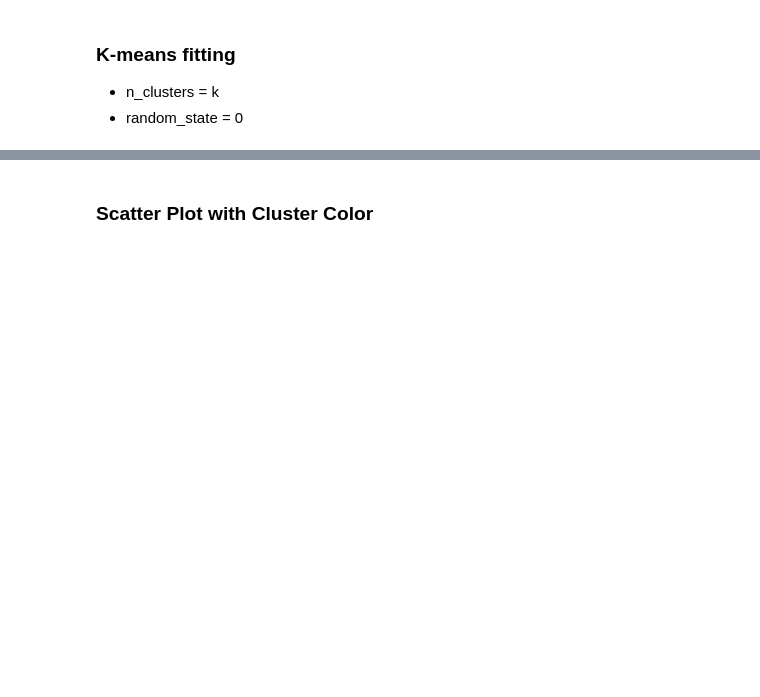
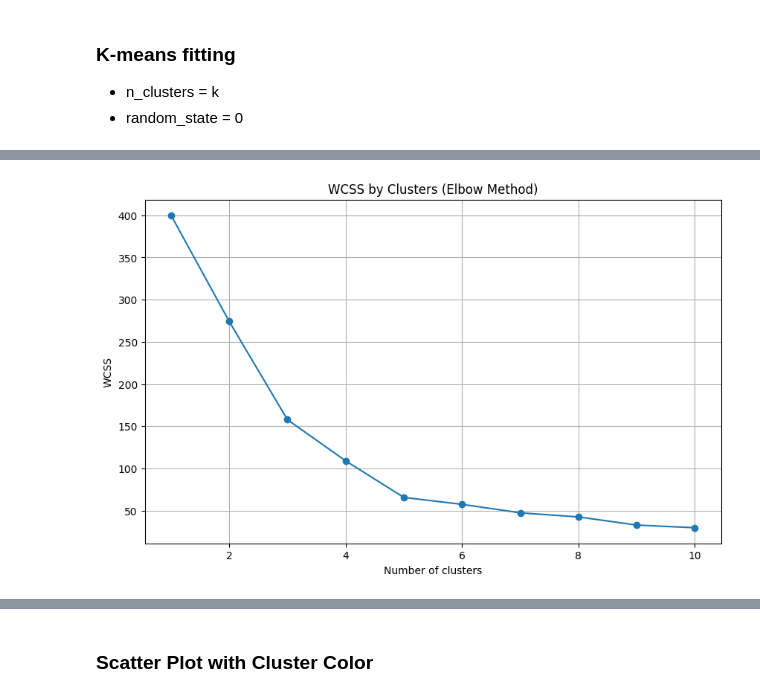
Before and after one commit to odbayar2/AI-repository, a Jupyter notebook: 24102631_톡토흐바야르 오드바야르.ipynb, the cells around one changed output, grey strips where cells are left out. Drawn from its saved outputs; the diff is of its cells as text; code cells hidden in the pictures; blank space fills up the shorter version.

```diff
--- a/24102631_톡토흐바야르 오드바야르.ipynb
+++ b/24102631_톡토흐바야르 오드바야르.ipynb
@@ -96,0 +123,94 @@ df['cluster'] = pred
+# %%
+import pandas as pd
+import numpy as np
+import matplotlib.pyplot as plt
+import seaborn as sns
+from sklearn.preprocessing import StandardScaler
+from sklearn.cluster import KMeans
+from sklearn.metrics import silhouette_score
+from scipy.cluster.hierarchy import dendrogram, linkage
+
+# 1. Data Loading
+print("1. Loading data...")
+df = pd.read_csv('https://raw.githubusercontent.com/wonseok-hong/DAP_TA/main/Mall_Customers.csv')
+print("Original DataFrame head:")
+display(df.head())
+
+# 2. Data Preprocessing (Numeric selection and Scaling)
+print("\n2. Preprocessing data: selecting numeric features and scaling...")
+df_numeric = df.select_dtypes(include=['int64', 'float64'])
+scaler = StandardScaler()
+data = df_numeric[['Annual Income (k$)', 'Spending Score (1-100)']]
+data = pd.DataFrame(scaler.fit_transform(data), columns=data.columns)
+print("Scaled data head:")
+display(data.head())
+
+# 3. Elbow Analysis (Re-running for completeness, though it's already fixed)
+print("\n3. Performing Elbow Analysis...")
+wcss = []
+for i in range(1, 11):
+    kmeans_model_elbow = KMeans(n_clusters=i, random_state=0, n_init='auto')
+    kmeans_model_elbow.fit(data)
+    wcss.append(kmeans_model_elbow.inertia_)
+
+plt.figure(figsize=(10, 6))
+plt.plot(range(1, 11), wcss, marker='o')
+plt.title('WCSS by Clusters (Elbow Method)')
+plt.xlabel('Number of clusters')
+plt.ylabel('WCSS')
+plt.grid(True)
+plt.show()
+
+# 4. K-Means Fitting
+print("\n4. Fitting K-Means model with k=3...")
+k = 3
+model = KMeans(n_clusters=k, random_state=0, n_init='auto')
+model.fit(data)
+pred = model.predict(data)
+df['cluster'] = pred # Add cluster assignments to original df
+print(f"Clusters assigned to {len(df)} customers.")
+
+# 5. Silhouette Score Calculation
+print("\n5. Calculating Silhouette Score...")
+silhouette_avg = silhouette_score(data, pred)
+print(f"Silhouette Coefficient: {silhouette_avg:.4f}")
+
+# 6. Scatter Plot with Cluster Color
+print("\n6. Generating Scatter Plot with Clusters and Centroids...")
+plt.figure(figsize=(10, 7))
+sns.scatterplot(
+    x='Annual Income (k$)',
+    y='Spending Score (1-100)',
+    hue='cluster',
+    palette='viridis',
+    data=df,
+    s=80
+)
+
+centers_original = scaler.inverse_transform(model.cluster_centers_)
+plt.scatter(
+    centers_original[:, 0], centers_original[:, 1],
+    c='red', s=200, marker='X', edgecolor='black', label='Centroids'
+)
+
+plt.title('Customer Segments by K-Means', fontsize=14)
+plt.xlabel('Annual Income (k$)')
+plt.ylabel('Spending Score (1-100)')
+plt.legend()
+plt.grid(True)
+plt.show()
+
+# 7. Dendrogram
+print("\n7. Generating Dendrogram for Hierarchical Clustering...")
+Z = linkage(data, method='ward')
+
+plt.figure(figsize=(25, 10))
+dendrogram(Z, color_threshold=Z[:,2].max()/2)
+
+plt.title('Hierarchical Clustering: Dendrogram')
+plt.xlabel('Customers Items')
+plt.ylabel('Distance')
+plt.show()
+
+print("\nAnalysis complete!")
+# %% [output]
@@ -96,0 +234 @@ df['cluster'] = pred
+[figure, added]
```
Also changed, not shown: parts of 11 cells of this notebook.
